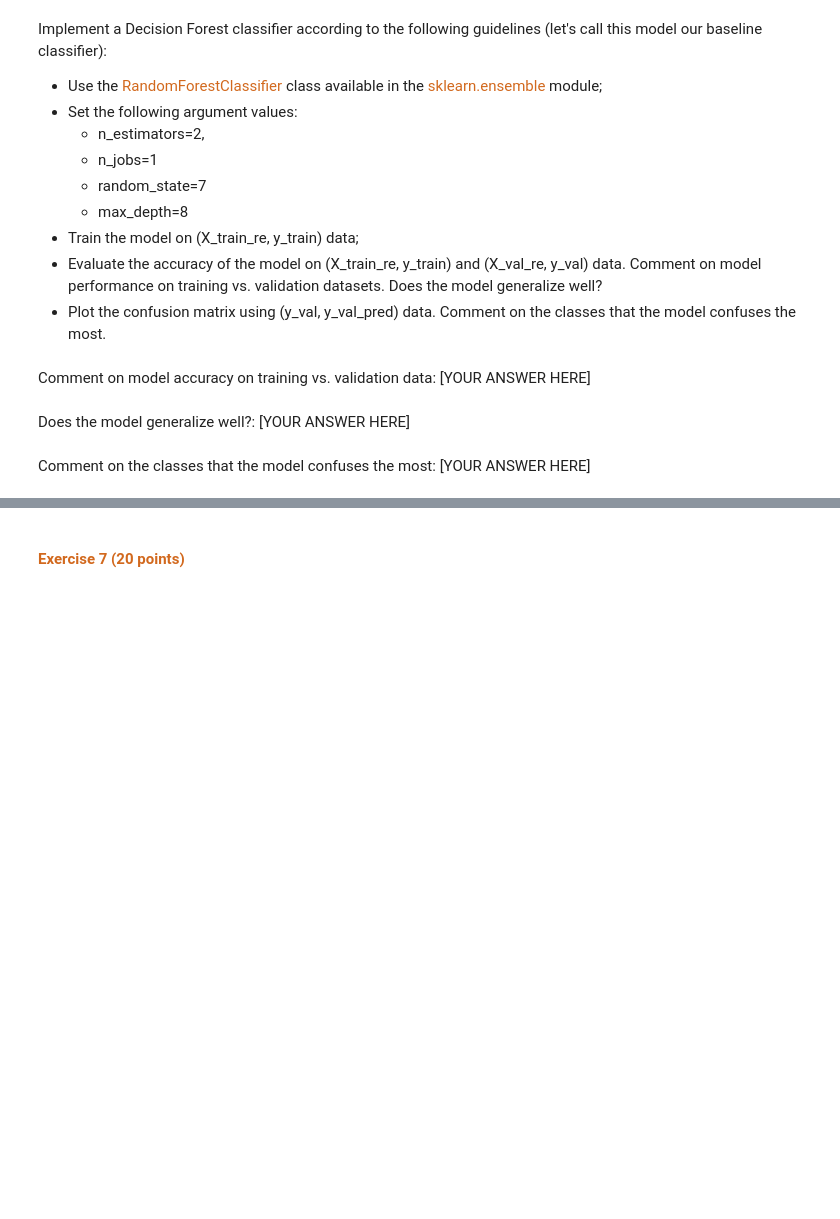
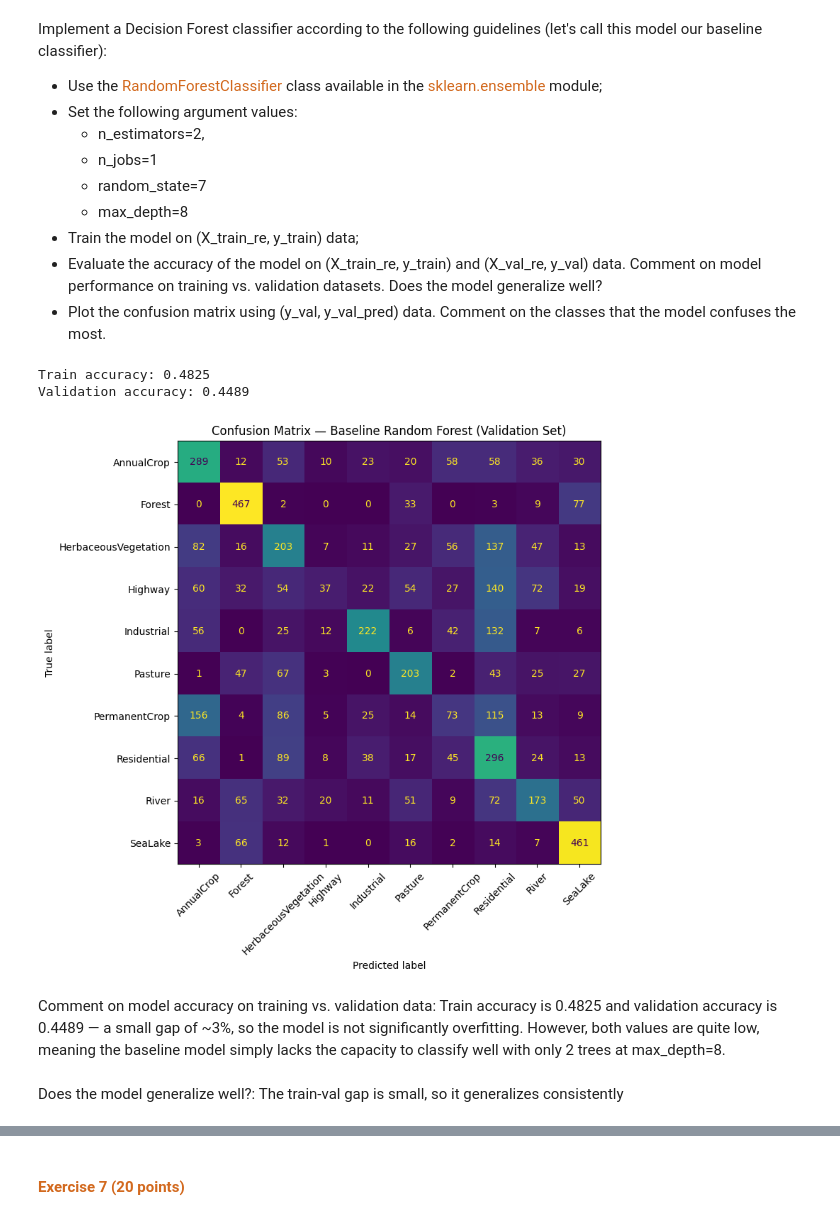
Before and after one commit to KoonSH17/mids_datasci207, a Jupyter notebook: 07_Decision_Forests.ipynb, the cells around one changed output, grey strips where cells are left out. Saved outputs shown, nothing was run; the diff lists cells and outputs as text; code cells hidden in the pictures; blank space fills up the shorter version.

```diff
--- a/07_Decision_Forests.ipynb
+++ b/07_Decision_Forests.ipynb
@@ -314,16 +331,16 @@ def data_preprocessing(X, y, data_partition='train'):
     # image augmentation on training data
     if data_partition=="train":
         # adjust brightness
-        X_augm = '' # FILL IN CODE HERE #
+        X_augm = tf.image.adjust_brightness(X, delta=DELTA)
 
         # adjust contrast
-        X_augm = '' # FILL IN CODE HERE #
+        X_augm = tf.image.adjust_contrast(X_augm, contrast_factor=CONTRAST_FACTOR)
 
         # random flip
-        X_augm = '' # FILL IN CODE HERE #
+        X_augm = tf.image.random_flip_left_right(X_augm)
 
         # concatenate original X and augmented X_aug data
-        X = '' # FILL IN CODE HERE #
+        X = tf.concat([X, X_augm],axis=0)
 
         # concatenate y_train (note the label is preserved)
         y_augm = y
@@ -336,6 +353,6 @@ def data_preprocessing(X, y, data_partition='train'):
 
 
     # rescale image by dividing each pixel by 255.0
-    # FILL IN CODE HERE #
+    X = X / 255.0
 
     return X, y
@@ -391,6 +418,31 @@ Implement a Decision Forest classifier according to the following guidelines (le
-# %% [markdown]
-Comment on model accuracy on training vs. validation data: [YOUR ANSWER HERE]
-# %% [markdown]
-Does the model generalize well?: [YOUR ANSWER HERE]
-# %% [markdown]
-Comment on the classes that the model confuses the most: [YOUR ANSWER HERE]
+# %%
+### YOUR CODE HERE ###
+# Train baseline Random Forest classifier
+rf_clf = ensemble.RandomForestClassifier(n_estimators=2, n_jobs=1, random_state=7, max_depth=8)
+rf_clf.fit(X_train_re, y_train)
+
+# Evaluate accuracy on train and validation sets
+train_acc = accuracy_score(y_train, rf_clf.predict(X_train_re))
+val_acc = accuracy_score(y_val, rf_clf.predict(X_val_re))
+
+print(f"Train accuracy: {train_acc:.4f}")
+print(f"Validation accuracy: {val_acc:.4f}")
+
+# Plot confusion matrix
+y_val_pred = rf_clf.predict(X_val_re)
+cm = confusion_matrix(y_val, y_val_pred)
+disp = ConfusionMatrixDisplay(confusion_matrix=cm, display_labels=encoded_labels_classes)
+
+fig, ax = plt.subplots(figsize=(10, 8))
+disp.plot(ax=ax, xticks_rotation=45, colorbar=False)
+ax.set_title("Confusion Matrix — Baseline Random Forest (Validation Set)")
+plt.tight_layout()
+plt.show()
+# %% [output]
+Train accuracy: 0.4825
+Validation accuracy: 0.4489
+[figure, added]
+# %% [markdown]
+Comment on model accuracy on training vs. validation data: Train accuracy is 0.4825 and validation accuracy is 0.4489 — a small gap of ~3%, so the model is not significantly overfitting. However, both values are quite low, meaning the baseline model simply lacks the capacity to classify well with only 2 trees at max_depth=8.
+# %% [markdown]
+Does the model generalize well?: The train-val gap is small, so it generalizes consistently
```
Also changed, not shown: parts of 21 cells of this notebook.
